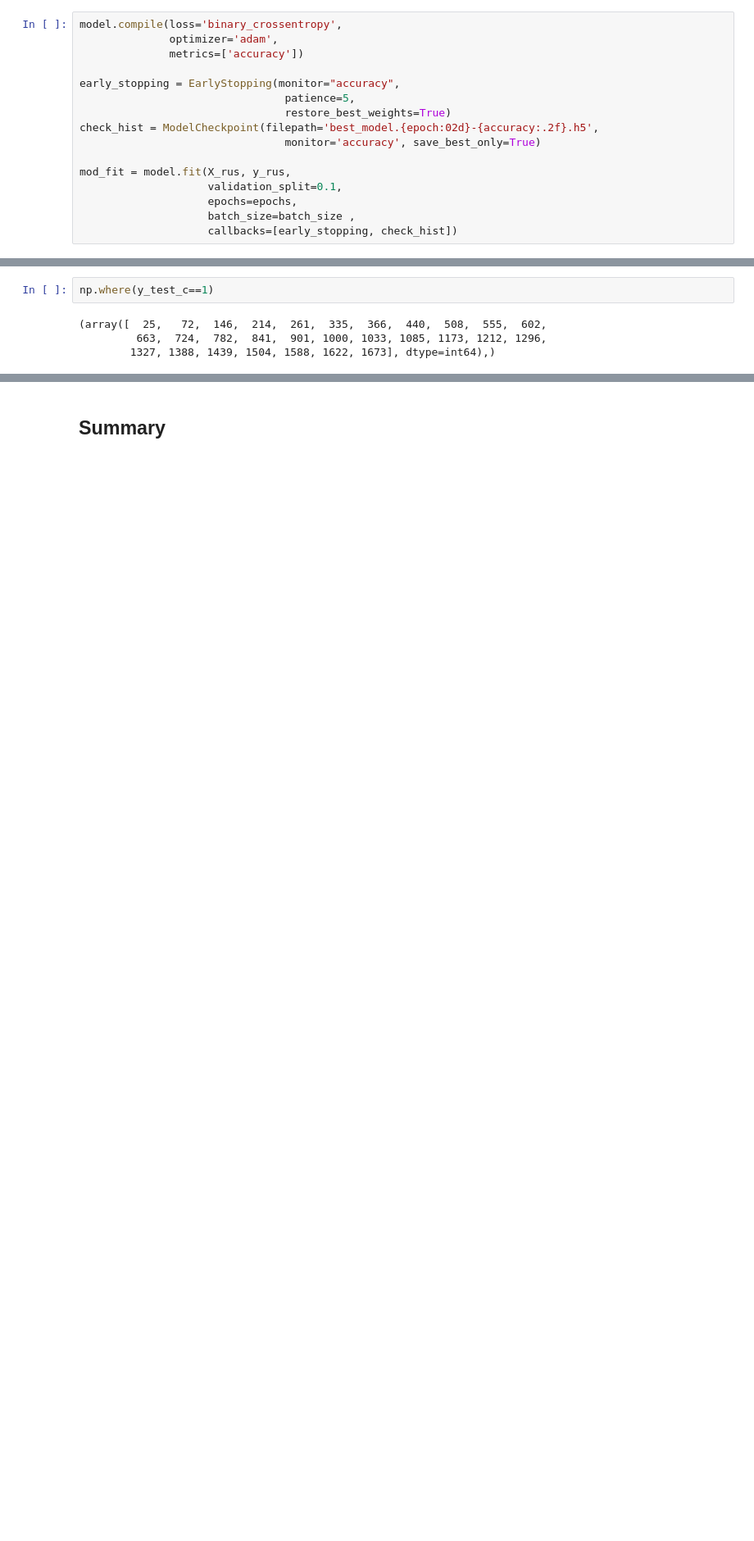
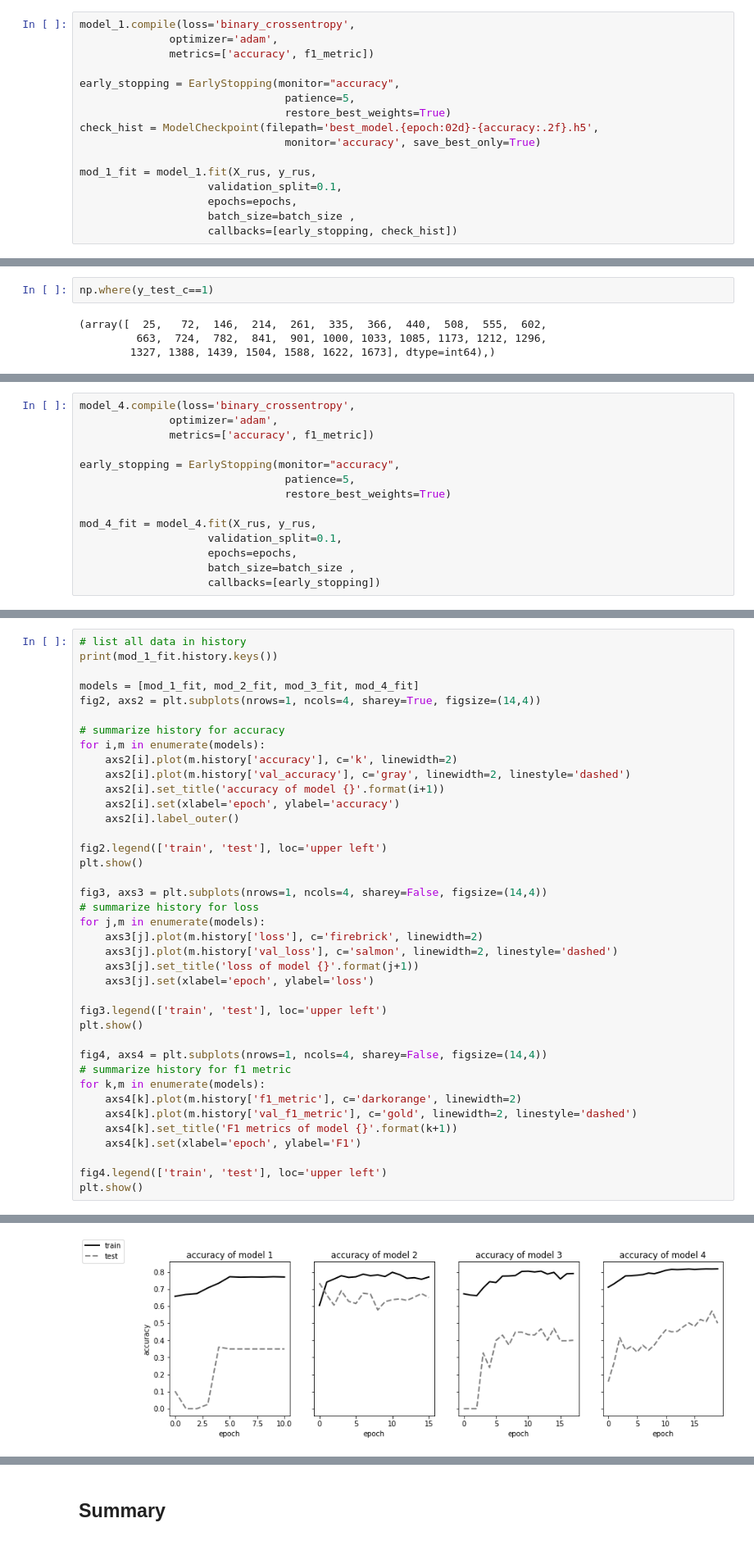
Before and after one commit to AlicjaCaputa/PROJECT_DataScience, a Jupyter notebook: auto-detection_tool_DS_PROJECT.ipynb, the cells around one changed output, grey strips where cells are left out. Shown at 82% size. Drawn from its saved outputs; the diff is of its cells as text; blank space fills up the shorter version.

```diff
--- a/auto-detection_tool_DS_PROJECT.ipynb
+++ b/auto-detection_tool_DS_PROJECT.ipynb
@@ -885,9 +905,9 @@ Trainable params: 105,601
 Non-trainable params: 0
 _________________________________________________________________
 # %%
-model.compile(loss='binary_crossentropy',
+model_1.compile(loss='binary_crossentropy',
               optimizer='adam',
-              metrics=['accuracy'])
+              metrics=['accuracy', f1_metric])
 
 early_stopping = EarlyStopping(monitor="accuracy",
                                 patience=5,
@@ -895,7 +915,7 @@ early_stopping = EarlyStopping(monitor="accuracy",
 check_hist = ModelCheckpoint(filepath='best_model.{epoch:02d}-{accuracy:.2f}.h5',
                                 monitor='accuracy', save_best_only=True)
 
-mod_fit = model.fit(X_rus, y_rus,
+mod_1_fit = model_1.fit(X_rus, y_rus,
                     validation_split=0.1,
                     epochs=epochs,
                     batch_size=batch_size ,
@@ -985,0 +1251,14 @@ dict_keys(['loss', 'accuracy', 'val_loss', 'val_accuracy'])
+# %%
+model_4.compile(loss='binary_crossentropy',
+              optimizer='adam',
+              metrics=['accuracy', f1_metric])
+
+early_stopping = EarlyStopping(monitor="accuracy",
+                                patience=5,
+                                restore_best_weights=True)
+
+mod_4_fit = model_4.fit(X_rus, y_rus,
+                    validation_split=0.1,
+                    epochs=epochs,
+                    batch_size=batch_size ,
+                    callbacks=[early_stopping])
@@ -985,0 +1319,40 @@ dict_keys(['loss', 'accuracy', 'val_loss', 'val_accuracy'])
+# %%
+# list all data in history
+print(mod_1_fit.history.keys())
+
+models = [mod_1_fit, mod_2_fit, mod_3_fit, mod_4_fit]
+fig2, axs2 = plt.subplots(nrows=1, ncols=4, sharey=True, figsize=(14,4))
+
+# summarize history for accuracy
+for i,m in enumerate(models):
+    axs2[i].plot(m.history['accuracy'], c='k', linewidth=2)
+    axs2[i].plot(m.history['val_accuracy'], c='gray', linewidth=2, linestyle='dashed')
+    axs2[i].set_title('accuracy of model {}'.format(i+1))
+    axs2[i].set(xlabel='epoch', ylabel='accuracy')
+    axs2[i].label_outer()
+
+fig2.legend(['train', 'test'], loc='upper left')
+plt.show()
+
+fig3, axs3 = plt.subplots(nrows=1, ncols=4, sharey=False, figsize=(14,4))
+# summarize history for loss
+for j,m in enumerate(models):
+    axs3[j].plot(m.history['loss'], c='firebrick', linewidth=2)
+    axs3[j].plot(m.history['val_loss'], c='salmon', linewidth=2, linestyle='dashed')
+    axs3[j].set_title('loss of model {}'.format(j+1))
+    axs3[j].set(xlabel='epoch', ylabel='loss')
+
+fig3.legend(['train', 'test'], loc='upper left')
+plt.show()
+
+fig4, axs4 = plt.subplots(nrows=1, ncols=4, sharey=False, figsize=(14,4))
+# summarize history for f1 metric
+for k,m in enumerate(models):
+    axs4[k].plot(m.history['f1_metric'], c='darkorange', linewidth=2)
+    axs4[k].plot(m.history['val_f1_metric'], c='gold', linewidth=2, linestyle='dashed')
+    axs4[k].set_title('F1 metrics of model {}'.format(k+1))
+    axs4[k].set(xlabel='epoch', ylabel='F1')
+
+fig4.legend(['train', 'test'], loc='upper left')
+plt.show()
+# %% [output]
@@ -985,0 +1360 @@ dict_keys(['loss', 'accuracy', 'val_loss', 'val_accuracy'])
+[figure, added]
```
Also changed, not shown: parts of 35 cells of this notebook.
